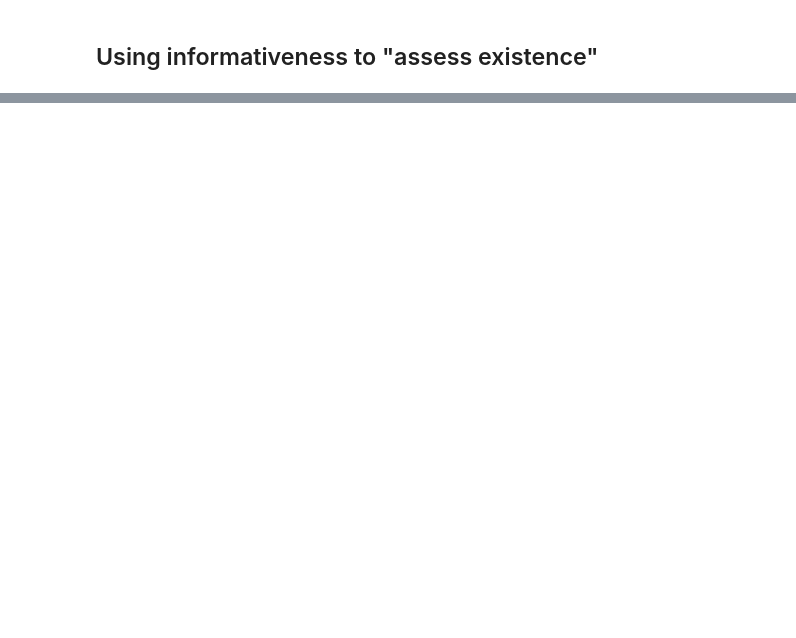
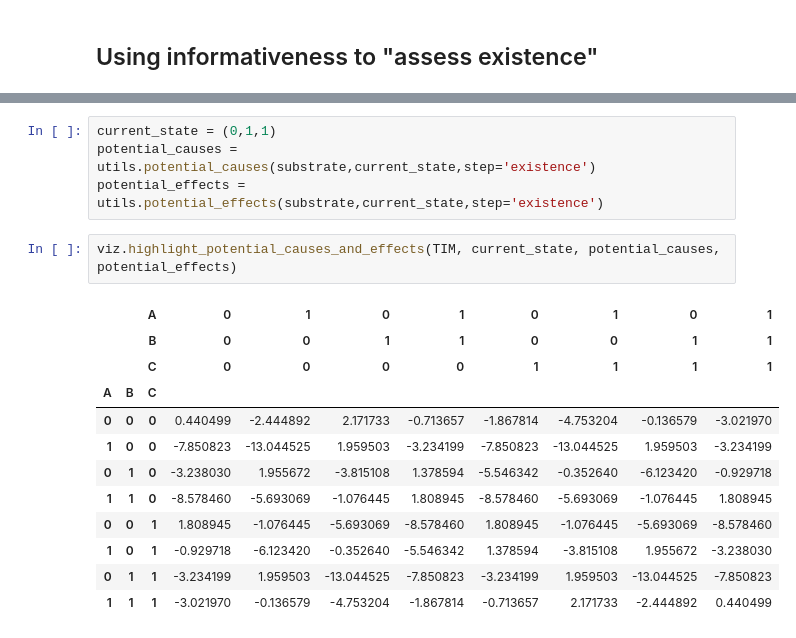
Before and after one commit to bjorneju/IIT_wiki_tutorial, a Jupyter notebook: notebooks/1_assessing_existence.ipynb, the cells around one changed output, grey strips where cells are left out. Drawn from its saved outputs; the diff is of its cells as text; blank space fills up the shorter version.

```diff
--- a/notebooks/1_assessing_existence.ipynb
+++ b/notebooks/1_assessing_existence.ipynb
@@ -451,0 +478,19 @@ TPM.style.set_table_styles([cell_hover, index_names, headers])
+# %%
+current_state = (0,1,1)
+potential_causes = utils.potential_causes(substrate,current_state,step='existence')
+potential_effects = utils.potential_effects(substrate,current_state,step='existence')
+# %%
+viz.highlight_potential_causes_and_effects(TIM, current_state, potential_causes, potential_effects)
+# %% [output]
+|  |  | A | 0 | 1 | 0 | 1 | 0 | 1 | 0 | 1 |
+|  |  | B | 0 | 0 | 1 | 1 | 0 | 0 | 1 | 1 |
+|  |  | C | 0 | 0 | 0 | 0 | 1 | 1 | 1 | 1 |
+| A | B | C |  |  |  |  |  |  |  |  |
+| 0 | 0 | 0 | 0.440499 | -2.444892 | 2.171733 | -0.713657 | -1.867814 | -4.753204 | -0.136579 | -3.021970 |
+| 1 | 0 | 0 | -7.850823 | -13.044525 | 1.959503 | -3.234199 | -7.850823 | -13.044525 | 1.959503 | -3.234199 |
+| 0 | 1 | 0 | -3.238030 | 1.955672 | -3.815108 | 1.378594 | -5.546342 | -0.352640 | -6.123420 | -0.929718 |
+| 1 | 1 | 0 | -8.578460 | -5.693069 | -1.076445 | 1.808945 | -8.578460 | -5.693069 | -1.076445 | 1.808945 |
+| 0 | 0 | 1 | 1.808945 | -1.076445 | -5.693069 | -8.578460 | 1.808945 | -1.076445 | -5.693069 | -8.578460 |
+| 1 | 0 | 1 | -0.929718 | -6.123420 | -0.352640 | -5.546342 | 1.378594 | -3.815108 | 1.955672 | -3.238030 |
+| 0 | 1 | 1 | -3.234199 | 1.959503 | -13.044525 | -7.850823 | -3.234199 | 1.959503 | -13.044525 | -7.850823 |
+| 1 | 1 | 1 | -3.021970 | -0.136579 | -4.753204 | -1.867814 | -0.713657 | 2.171733 | -2.444892 | 0.440499 |
```
Also changed, not shown: parts of 17 cells of this notebook, 2 other files.
